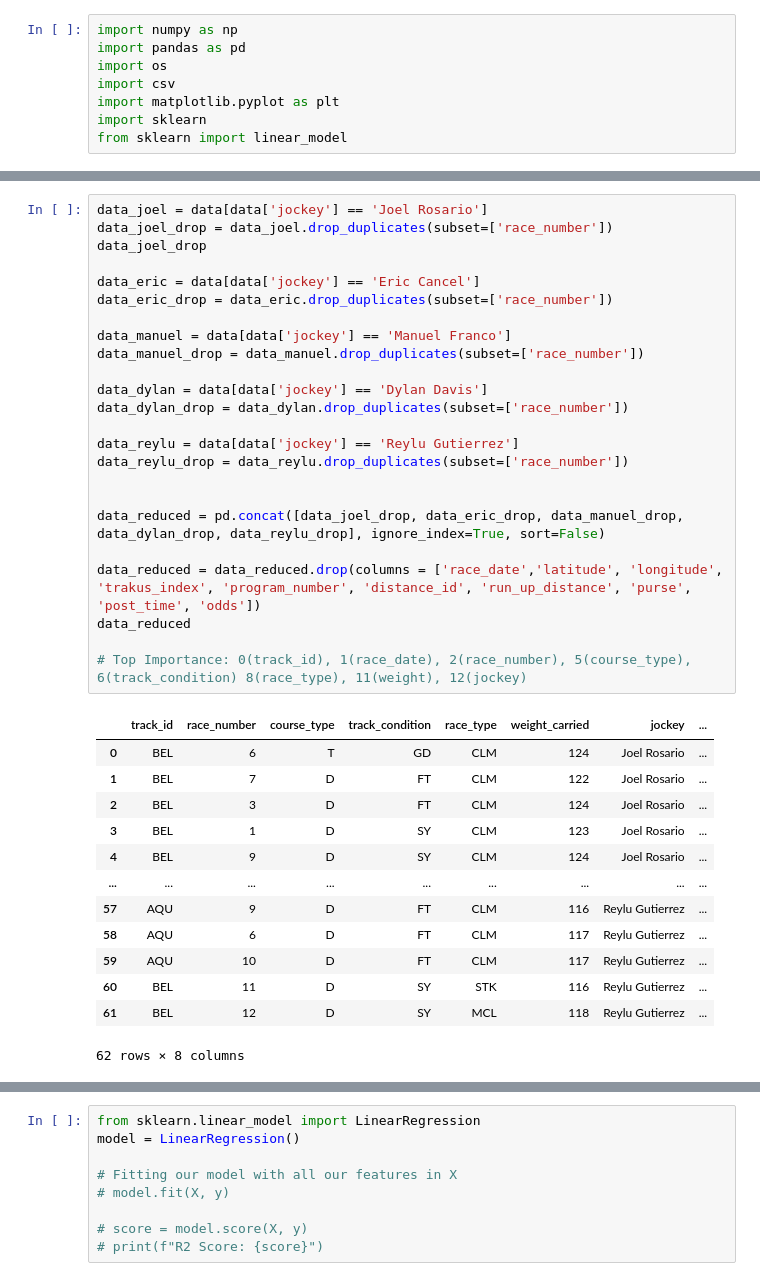
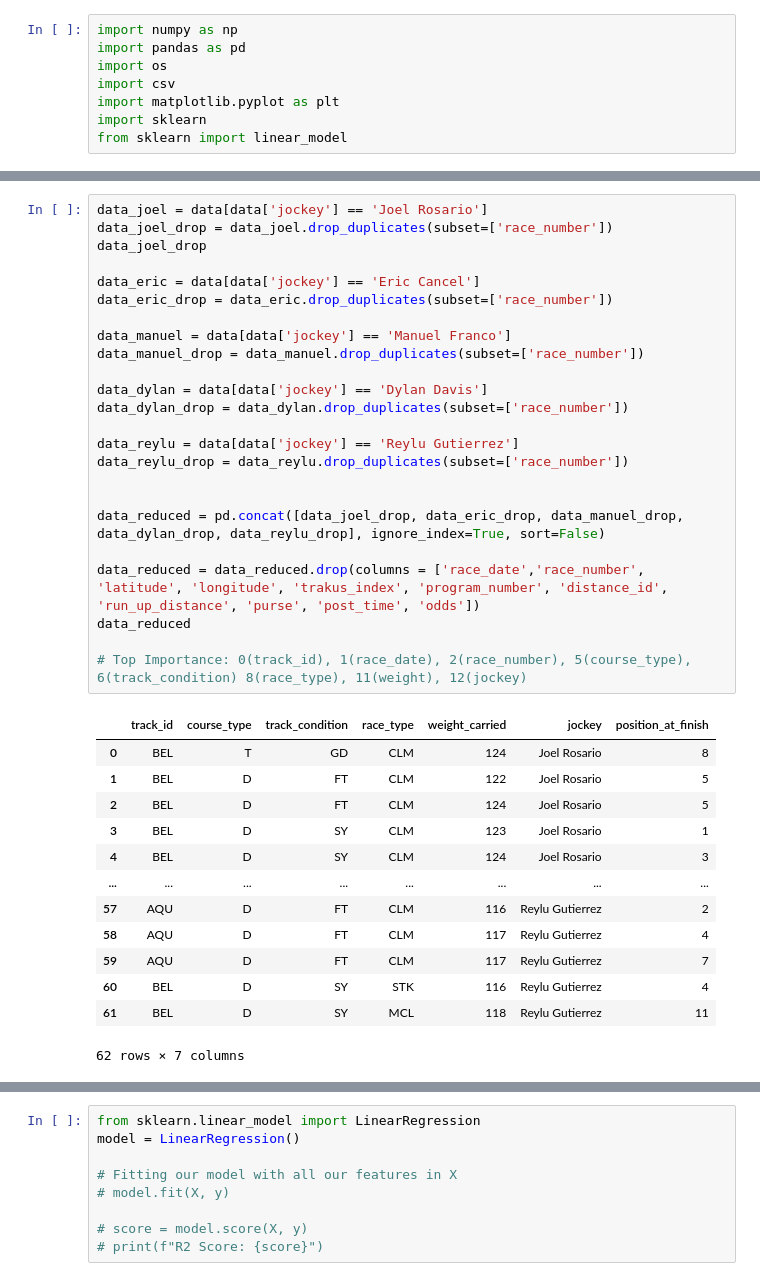
Before and after one commit to GMyers95/Off_to_the_Races, a Jupyter notebook: Train_Predict_updated_new.ipynb, the cells around one changed output, grey strips where cells are left out. Saved outputs shown, nothing was run; the diff lists cells and outputs as text.

```diff
--- a/Train_Predict_updated 7.19.39 PM.ipynb
+++ b/Train_Predict_updated_new.ipynb
@@ -42,41 +42,41 @@ data.head()
 # %%
 data_joel = data[data['jockey'] == 'Joel Rosario']
 data_joel_drop = data_joel.drop_duplicates(subset=['race_number'])
 data_joel_drop
 
 data_eric = data[data['jockey'] == 'Eric Cancel']
 data_eric_drop = data_eric.drop_duplicates(subset=['race_number'])
 
 data_manuel = data[data['jockey'] == 'Manuel Franco']
 data_manuel_drop = data_manuel.drop_duplicates(subset=['race_number'])
 
 data_dylan = data[data['jockey'] == 'Dylan Davis']
 data_dylan_drop = data_dylan.drop_duplicates(subset=['race_number'])
 
 data_reylu = data[data['jockey'] == 'Reylu Gutierrez']
 data_reylu_drop = data_reylu.drop_duplicates(subset=['race_number'])
 
 
 data_reduced = pd.concat([data_joel_drop, data_eric_drop, data_manuel_drop, data_dylan_drop, data_reylu_drop], ignore_index=True, sort=False)
 
-data_reduced = data_reduced.drop(columns = ['race_date','latitude', 'longitude', 'trakus_index', 'program_number', 'distance_id', 'run_up_distance', 'purse', 'post_time', 'odds'])
+data_reduced = data_reduced.drop(columns = ['race_date','race_number', 'latitude', 'longitude', 'trakus_index', 'program_number', 'distance_id', 'run_up_distance', 'purse', 'post_time', 'odds'])
 data_reduced
 
 # Top Importance: 0(track_id), 1(race_date), 2(race_number), 5(course_type), 6(track_condition) 8(race_type), 11(weight), 12(jockey)
 # %% [output]
-|  | track_id | race_number | course_type | track_condition | race_type | weight_carried | jockey | ... |
-| 0 | BEL | 6 | T | GD | CLM | 124 | Joel Rosario | ... |
-| 1 | BEL | 7 | D | FT | CLM | 122 | Joel Rosario | ... |
-| 2 | BEL | 3 | D | FT | CLM | 124 | Joel Rosario | ... |
-| 3 | BEL | 1 | D | SY | CLM | 123 | Joel Rosario | ... |
-| 4 | BEL | 9 | D | SY | CLM | 124 | Joel Rosario | ... |
-| ... | ... | ... | ... | ... | ... | ... | ... | ... |
-| 57 | AQU | 9 | D | FT | CLM | 116 | Reylu Gutierrez | ... |
-| 58 | AQU | 6 | D | FT | CLM | 117 | Reylu Gutierrez | ... |
-| 59 | AQU | 10 | D | FT | CLM | 117 | Reylu Gutierrez | ... |
-| 60 | BEL | 11 | D | SY | STK | 116 | Reylu Gutierrez | ... |
-| 61 | BEL | 12 | D | SY | MCL | 118 | Reylu Gutierrez | ... |
+|  | track_id | course_type | track_condition | race_type | weight_carried | jockey | position_at_finish |
+| 0 | BEL | T | GD | CLM | 124 | Joel Rosario | 8 |
+| 1 | BEL | D | FT | CLM | 122 | Joel Rosario | 5 |
+| 2 | BEL | D | FT | CLM | 124 | Joel Rosario | 5 |
+| 3 | BEL | D | SY | CLM | 123 | Joel Rosario | 1 |
+| 4 | BEL | D | SY | CLM | 124 | Joel Rosario | 3 |
+| ... | ... | ... | ... | ... | ... | ... | ... |
+| 57 | AQU | D | FT | CLM | 116 | Reylu Gutierrez | 2 |
+| 58 | AQU | D | FT | CLM | 117 | Reylu Gutierrez | 4 |
+| 59 | AQU | D | FT | CLM | 117 | Reylu Gutierrez | 7 |
+| 60 | BEL | D | SY | STK | 116 | Reylu Gutierrez | 4 |
+| 61 | BEL | D | SY | MCL | 118 | Reylu Gutierrez | 11 |
-62 rows × 8 columns
+62 rows × 7 columns
 # %%
 data_dummies = pd.get_dummies(data_reduced)
 data_dummies
```
Also changed, not shown: parts of 17 cells of this notebook, 1 other file.
